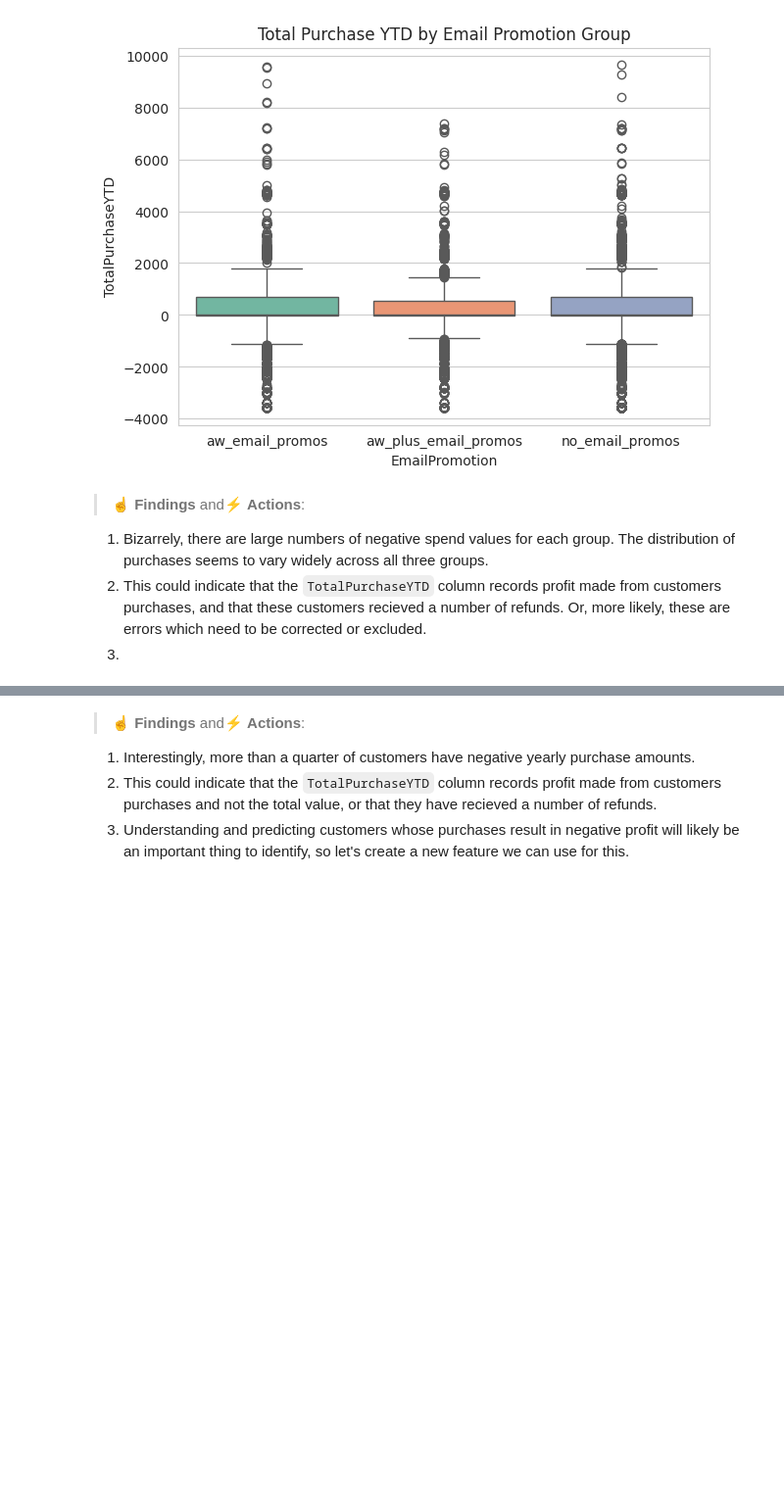
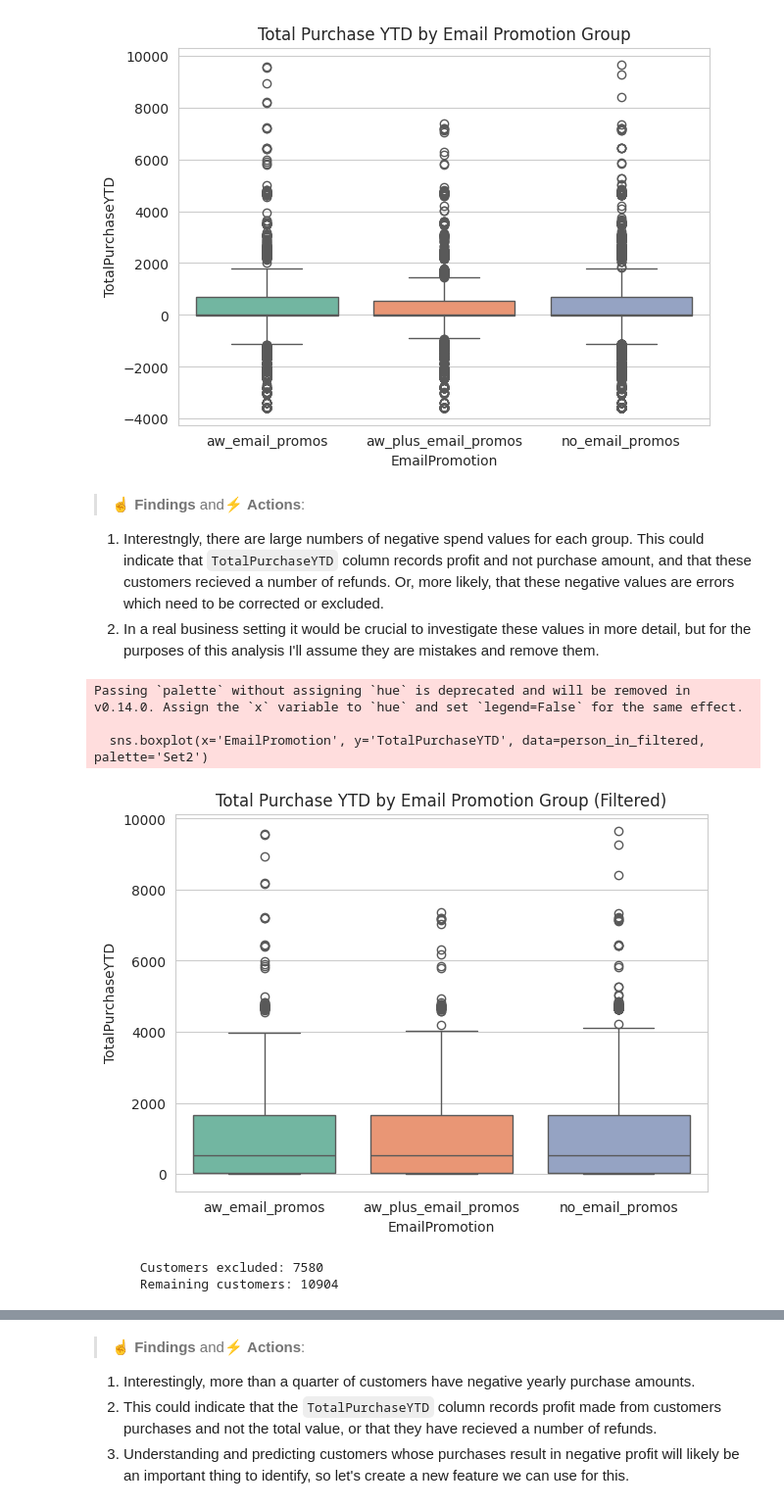
Before and after one commit to jamesrichardbunting/customer_segmentation, a Jupyter notebook: customer_segmentation.ipynb, the cells around one changed output, grey strips where cells are left out. Shown at 98% size. Saved outputs shown, nothing was run; the diff lists cells and outputs as text; code cells hidden in the pictures; blank space fills up the shorter version.

Commit message:
Continued EDA of promotional email status of YTD purchase amount.

```diff
--- a/customer_segmentation.ipynb
+++ b/customer_segmentation.ipynb
@@ -385,6 +381,28 @@ Passing `palette` without assigning `hue` is deprecated and will be removed in v
 # %% [markdown]
 > ☝ **Findings** and⚡ **Actions**:
 
-1. Bizarrely, there are large numbers of negative spend values for each group.  The distribution of purchases seems to vary widely across all three groups.
-2. This could indicate that the `TotalPurchaseYTD` column records profit made from customers purchases, and that these customers recieved a number of refunds. Or, more likely, these are errors which need to be corrected or excluded.
-3.
+1. Interestngly, there are large numbers of negative spend values for each group. This could indicate that `TotalPurchaseYTD` column records profit and not purchase amount, and that these customers recieved a number of refunds. Or, more likely, that these negative values are errors which need to be corrected or excluded.
+2. In a real business setting it would be crucial to investigate these values in more detail, but for the purposes of this analysis I'll assume they are mistakes and remove them.
+# %%
+# Exclude rows where TotalPurchaseYTD is less than 0
+person_in_filtered = person_in[person_in['TotalPurchaseYTD'] >= 0]
+
+# Plot distributions of TotalPurchaseYTD per group
+sns.set_style("whitegrid")
+plt.figure(figsize=(7, 5))
+sns.boxplot(x='EmailPromotion', y='TotalPurchaseYTD', data=person_in_filtered, palette='Set2')
+plt.title('Total Purchase YTD by Email Promotion Group (Filtered)')
+plt.show()
+
+# Check number of reocrds excluded by filtering
+print(f"""
+      Customers excluded: {person_in.shape[0] - person_in_filtered.shape[0]}
+      Remaining customers: {person_in_filtered.shape[0]}
+""")
+# %% [output]
+Passing `palette` without assigning `hue` is deprecated and will be removed in v0.14.0. Assign the `x` variable to `hue` and set `legend=False` for the same effect.
+
+  sns.boxplot(x='EmailPromotion', y='TotalPurchaseYTD', data=person_in_filtered, palette='Set2')
+[figure, added]
+      Customers excluded: 7580
+      Remaining customers: 10904
```
Also changed, not shown: parts of 8 cells of this notebook.
